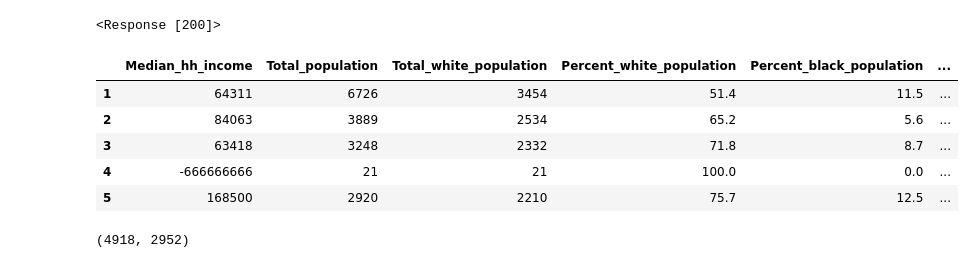
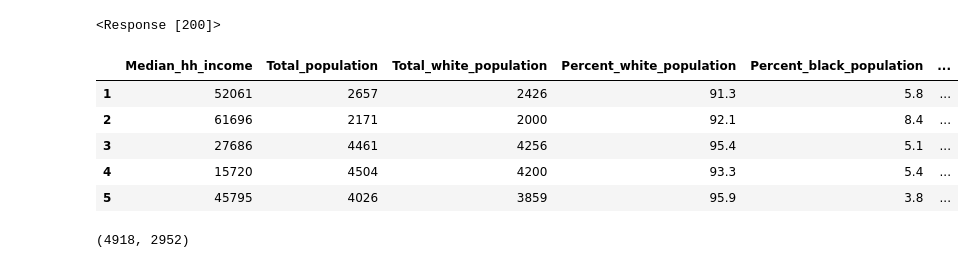
Before and after one commit to ericenglin/suburbs-analysis, a Jupyter notebook: EDA/Census EDA.ipynb, the cells around one changed output. Drawn from its saved outputs; the diff is of its cells as text; code cells hidden in the pictures.

```diff
--- a/EDA/Census EDA.ipynb
+++ b/EDA/Census EDA.ipynb
@@ -64,14 +64,14 @@ df_ny.columns = ['Median_hh_income','Total_population',
               'NAME','state','county','tract']
 df_ny = df_ny[1:]
 # %%
-df_ny.head()
+df_ohio.head()
 # %% [output]
 |  | Median_hh_income | Total_population | Total_white_population | Percent_white_population | Percent_black_population | ... |
-| 1 | 64311 | 6726 | 3454 | 51.4 | 11.5 | ... |
-| 2 | 84063 | 3889 | 2534 | 65.2 | 5.6 | ... |
-| 3 | 63418 | 3248 | 2332 | 71.8 | 8.7 | ... |
-| 4 | -666666666 | 21 | 21 | 100.0 | 0.0 | ... |
-| 5 | 168500 | 2920 | 2210 | 75.7 | 12.5 | ... |
+| 1 | 52061 | 2657 | 2426 | 91.3 | 5.8 | ... |
+| 2 | 61696 | 2171 | 2000 | 92.1 | 8.4 | ... |
+| 3 | 27686 | 4461 | 4256 | 95.4 | 5.1 | ... |
+| 4 | 15720 | 4504 | 4200 | 93.3 | 5.4 | ... |
+| 5 | 45795 | 4026 | 3859 | 95.9 | 3.8 | ... |
 # %%
 len(df_ny), len(df_ohio)
 # %% [output]
```
Also changed, not shown: parts of 2 cells of this notebook, 2 other files.
